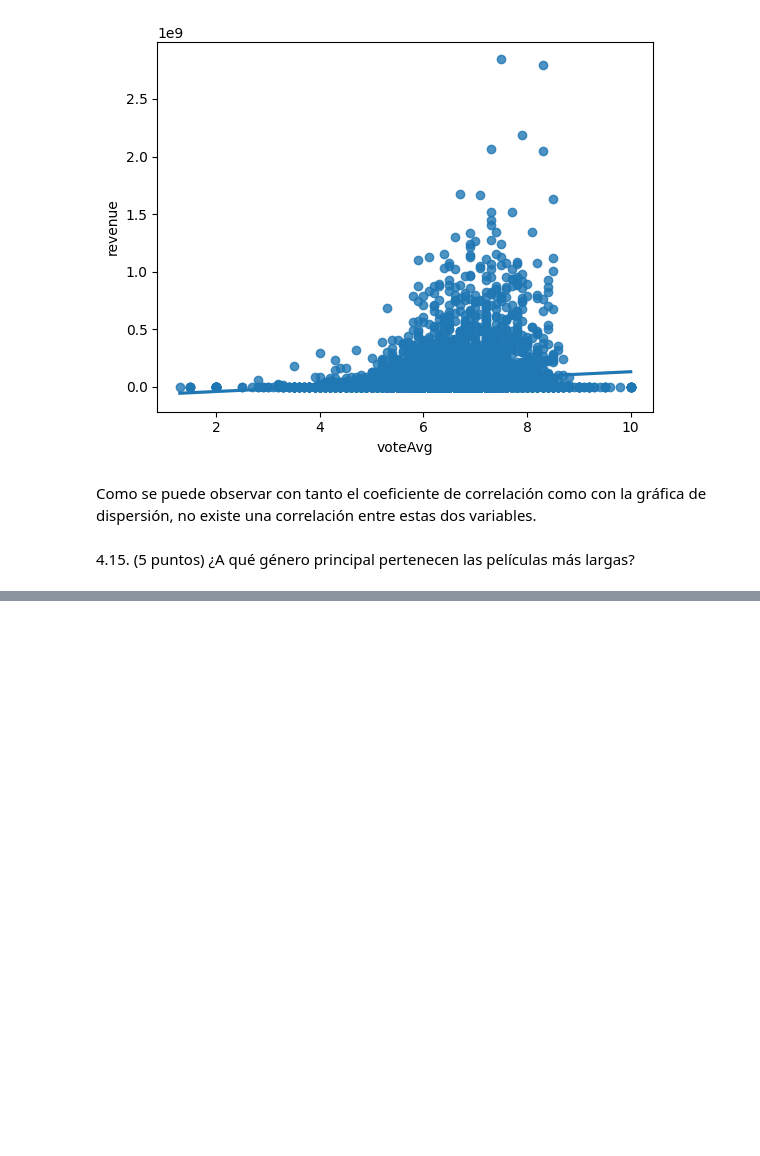
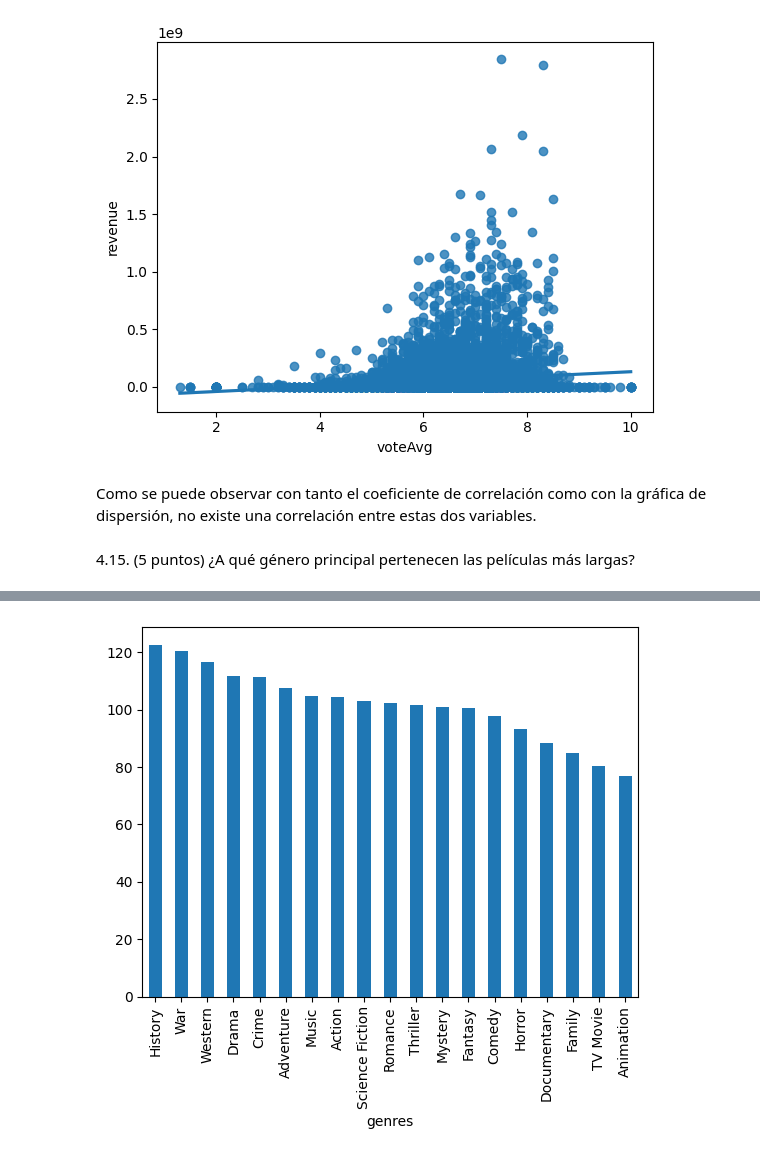
Before and after one commit to cayomol01/HT1mineria, a Jupyter notebook: prueba.ipynb, the cells around one changed output, grey strips where cells are left out. Saved outputs shown, nothing was run; the diff lists cells and outputs as text; code cells hidden in the pictures; blank space fills up the shorter version.

```diff
--- a/prueba.ipynb
+++ b/prueba.ipynb
@@ -168,3 +157,6 @@ plt.show()
 Como se puede observar con tanto el coeficiente de correlación como con la gráfica de dispersión, no existe una correlación entre estas dos variables.
 # %% [markdown]
 4.15. (5 puntos) ¿A qué género principal pertenecen las películas más largas?
+# %%
+genre_avg_runtime = df.groupby("genres").mean()["runtime"].sort_values(ascending=False)
+print(genre_avg_runtime)
@@ -170,0 +181,5 @@ Como se puede observar con tanto el coeficiente de correlación como con la grá
+# %%
+genre_avg_runtime.plot(kind="bar")
+plt.show()
+# %% [output]
+[figure, added]
```
Also changed, not shown: parts of 4 cells of this notebook.
